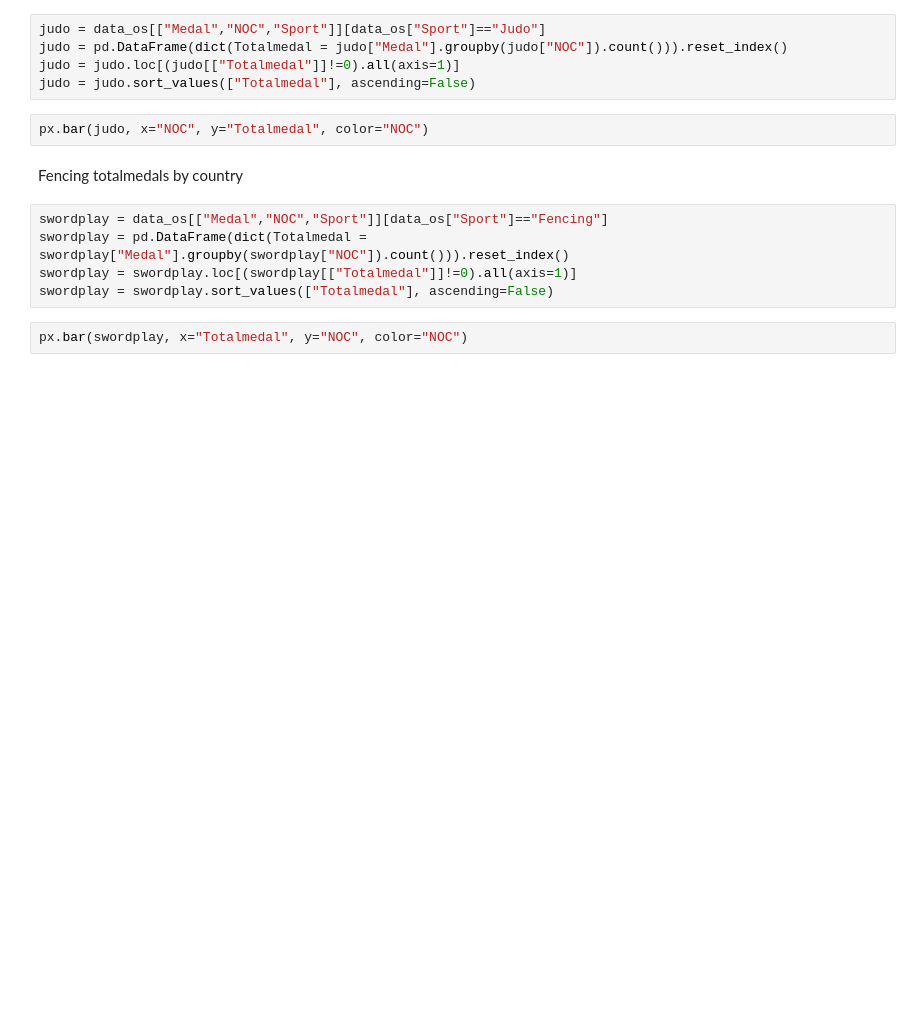
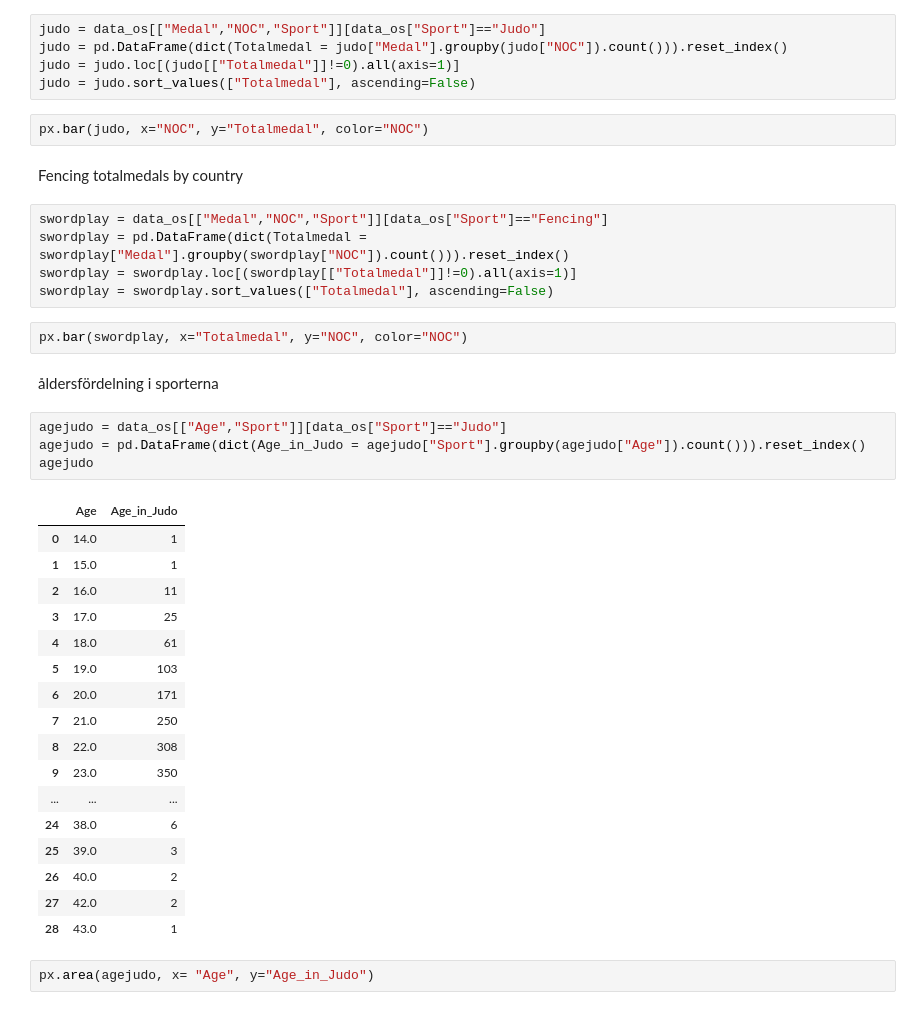
Before and after one commit to AmalDerbali/Databehandling-OS-projekt-Amal-D-Jim-S, a Jupyter notebook: projekt_OS.ipynb, the cells around one changed output. Saved outputs shown, nothing was run; the diff lists cells and outputs as text; blank space fills up the shorter version.

```diff
--- a/projekt_OS.ipynb
+++ b/projekt_OS.ipynb
@@ -363,3 +363,29 @@ swordplay = swordplay.loc[(swordplay[["Totalmedal"]]!=0).all(axis=1)]
 swordplay = swordplay.sort_values(["Totalmedal"], ascending=False)
 # %%
 px.bar(swordplay, x="Totalmedal", y="NOC", color="NOC")
+# %% [markdown]
+åldersfördelning i sporterna
+# %%
+agejudo = data_os[["Age","Sport"]][data_os["Sport"]=="Judo"]
+agejudo = pd.DataFrame(dict(Age_in_Judo = agejudo["Sport"].groupby(agejudo["Age"]).count())).reset_index()
+agejudo
+# %% [output]
+|  | Age | Age_in_Judo |
+| 0 | 14.0 | 1 |
+| 1 | 15.0 | 1 |
+| 2 | 16.0 | 11 |
+| 3 | 17.0 | 25 |
+| 4 | 18.0 | 61 |
+| 5 | 19.0 | 103 |
+| 6 | 20.0 | 171 |
+| 7 | 21.0 | 250 |
+| 8 | 22.0 | 308 |
+| 9 | 23.0 | 350 |
+| ... | ... | ... |
+| 24 | 38.0 | 6 |
+| 25 | 39.0 | 3 |
+| 26 | 40.0 | 2 |
+| 27 | 42.0 | 2 |
+| 28 | 43.0 | 1 |
+# %%
+px.area(agejudo, x= "Age", y="Age_in_Judo")
```
Also changed, not shown: parts of 2 cells of this notebook.
